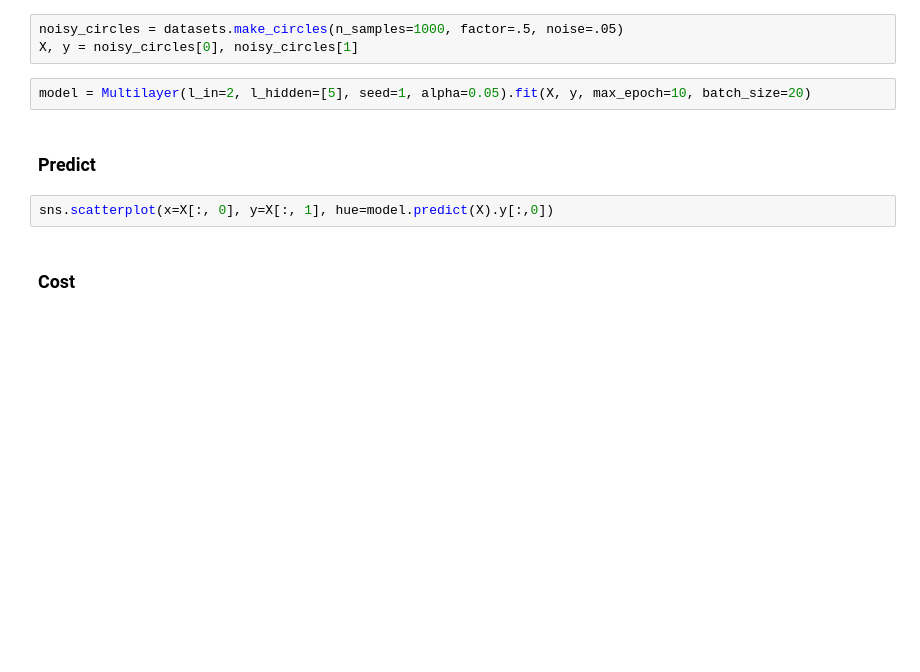
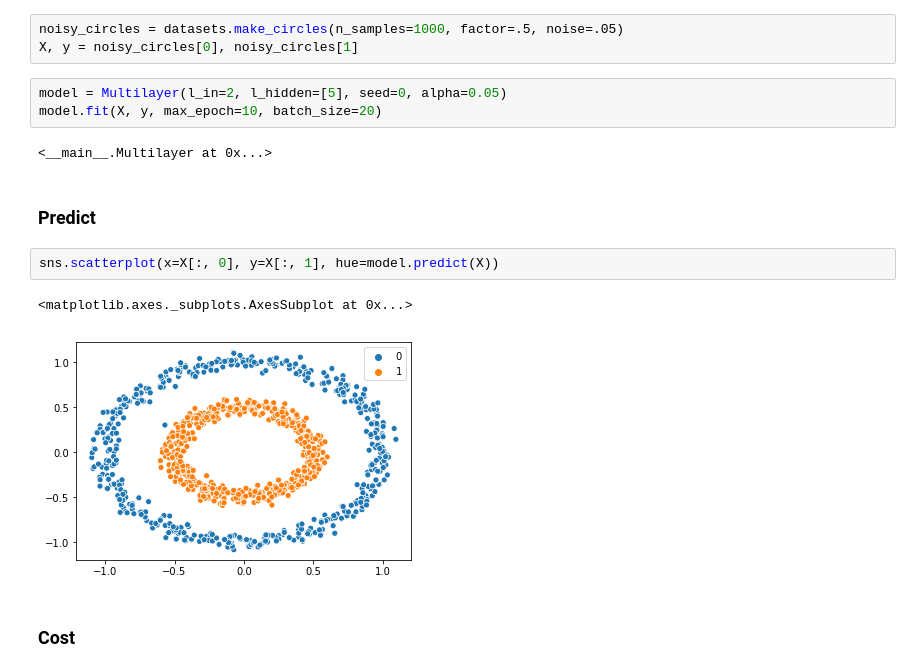
Before and after one commit to DV1X3R/tti-computer-science, a Jupyter notebook: IV. Fourth Year/python-intelligence-systems/Multilayer.ipynb, the cells around one changed output. Saved outputs shown, nothing was run; the diff lists cells and outputs as text; blank space fills up the shorter version.

```diff
--- a/IV. Fourth Year/python-intelligence-systems/Multilayer.ipynb
+++ b/IV. Fourth Year/python-intelligence-systems/Multilayer.ipynb
@@ -162,11 +193,17 @@ model.score(X, y)
 noisy_circles = datasets.make_circles(n_samples=1000, factor=.5, noise=.05)
 X, y = noisy_circles[0], noisy_circles[1]
 # %%
-model = Multilayer(l_in=2, l_hidden=[5], seed=1, alpha=0.05).fit(X, y, max_epoch=10, batch_size=20)
+model = Multilayer(l_in=2, l_hidden=[5], seed=0, alpha=0.05)
+model.fit(X, y, max_epoch=10, batch_size=20)
+# %% [output]
+<__main__.Multilayer at 0x...>
 # %% [markdown]
 ### Predict
 # %%
-sns.scatterplot(x=X[:, 0], y=X[:, 1], hue=model.predict(X).y[:,0])
+sns.scatterplot(x=X[:, 0], y=X[:, 1], hue=model.predict(X))
+# %% [output]
+<matplotlib.axes._subplots.AxesSubplot at 0x...>
+[figure, added]
 # %% [markdown]
 ### Cost
 # %%
```
Also changed, not shown: parts of 16 cells of this notebook.
